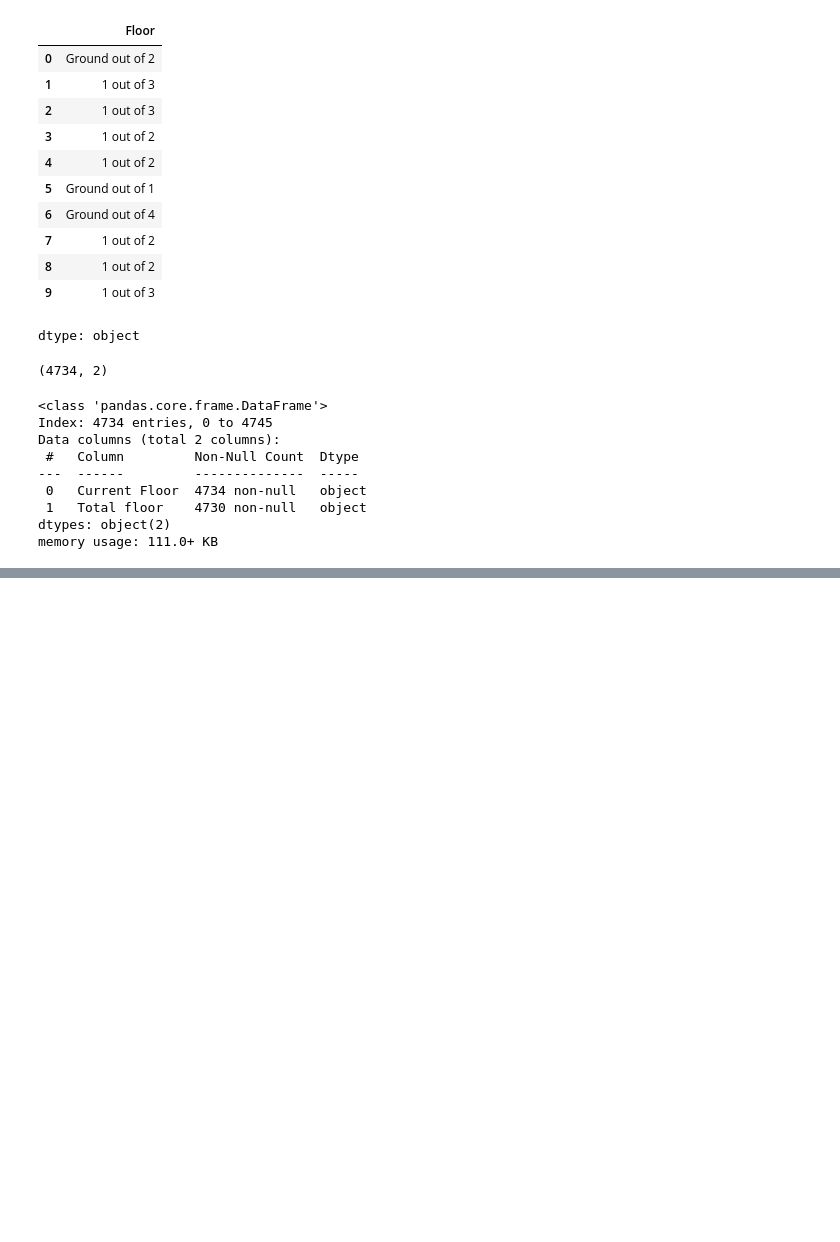
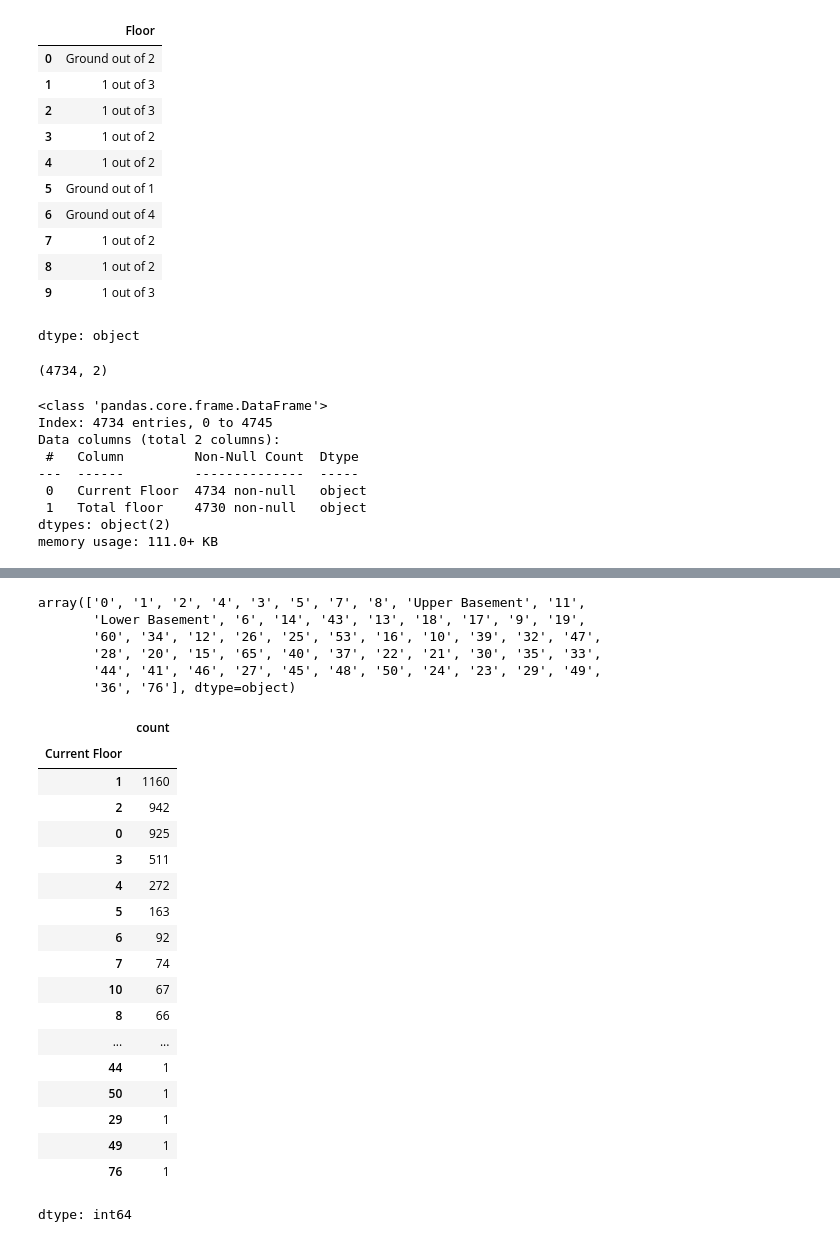
Before and after one commit to Comrade123-123/house-rent-predictor, a Jupyter notebook: house_rent_prediction.ipynb, the cells around one changed output, grey strips where cells are left out. Saved outputs shown, nothing was run; the diff lists cells and outputs as text; code cells hidden in the pictures; blank space fills up the shorter version.

```diff
--- a/house_rent_prediction.ipynb
+++ b/house_rent_prediction.ipynb
@@ -313,0 +331,4 @@ floor_split[floor_split["Total floor"].isna()]
+# %%
+floor_split = df["Floor"].str.split(" out of ", expand=True)
+floor_split.columns = ["Current Floor", "Total Floor"]
+floor_split.loc[[2553, 2883, 4490, 4560]]
@@ -313,0 +341,3 @@ floor_split[floor_split["Total floor"].isna()]
+# %%
+floor_split["Current Floor"] = floor_split["Current Floor"].str.replace("Ground", "0")
+floor_split.head(10)
@@ -313,0 +368,31 @@ floor_split[floor_split["Total floor"].isna()]
+# %%
+floor_split["Current Floor"].unique()
+# %% [output]
+array(['0', '1', '2', '4', '3', '5', '7', '8', 'Upper Basement', '11',
+       'Lower Basement', '6', '14', '43', '13', '18', '17', '9', '19',
+       '60', '34', '12', '26', '25', '53', '16', '10', '39', '32', '47',
+       '28', '20', '15', '65', '40', '37', '22', '21', '30', '35', '33',
+       '44', '41', '46', '27', '45', '48', '50', '24', '23', '29', '49',
+       '36', '76'], dtype=object)
+# %%
+floor_split["Current Floor"].value_counts()
+# %% [output]
+|  | count |
+| Current Floor |  |
+| 1 | 1160 |
+| 2 | 942 |
+| 0 | 925 |
+| 3 | 511 |
+| 4 | 272 |
+| 5 | 163 |
+| 6 | 92 |
+| 7 | 74 |
+| 10 | 67 |
+| 8 | 66 |
+| ... | ... |
+| 44 | 1 |
+| 50 | 1 |
+| 29 | 1 |
+| 49 | 1 |
+| 76 | 1 |
+dtype: int64
```
Also changed, not shown: parts of 22 cells of this notebook.
